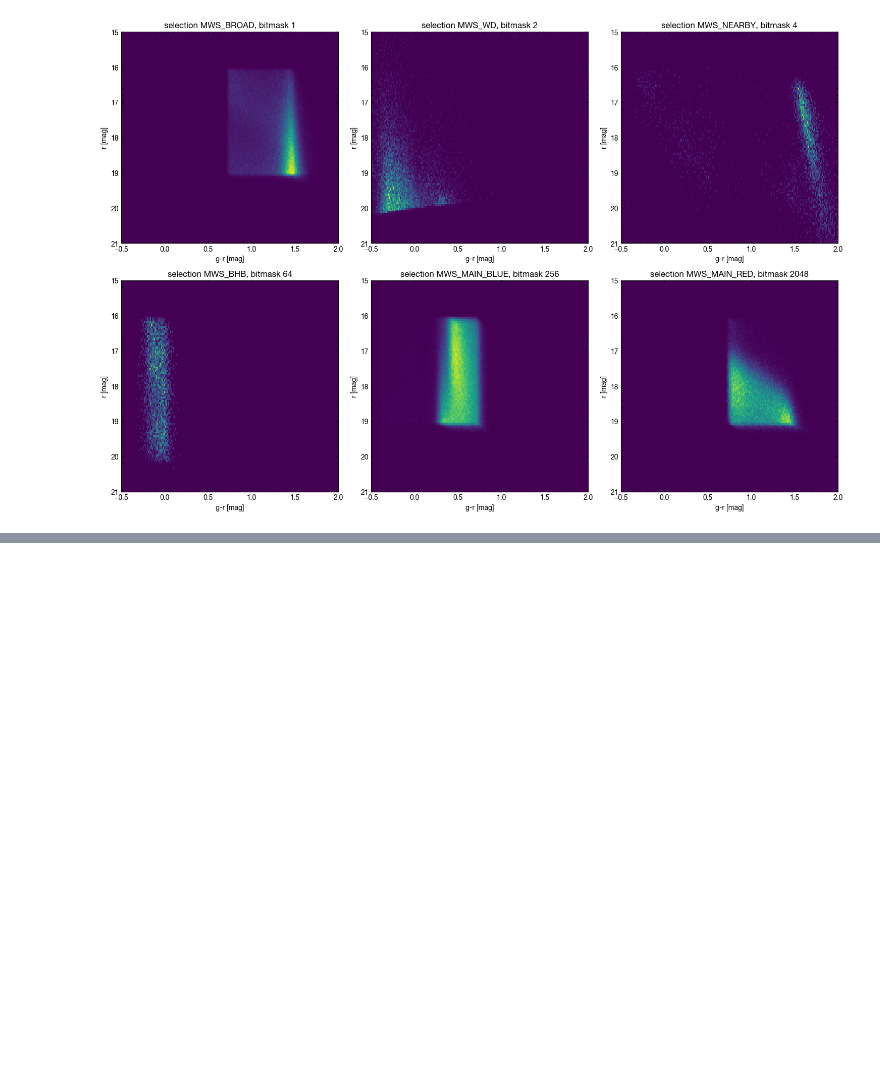
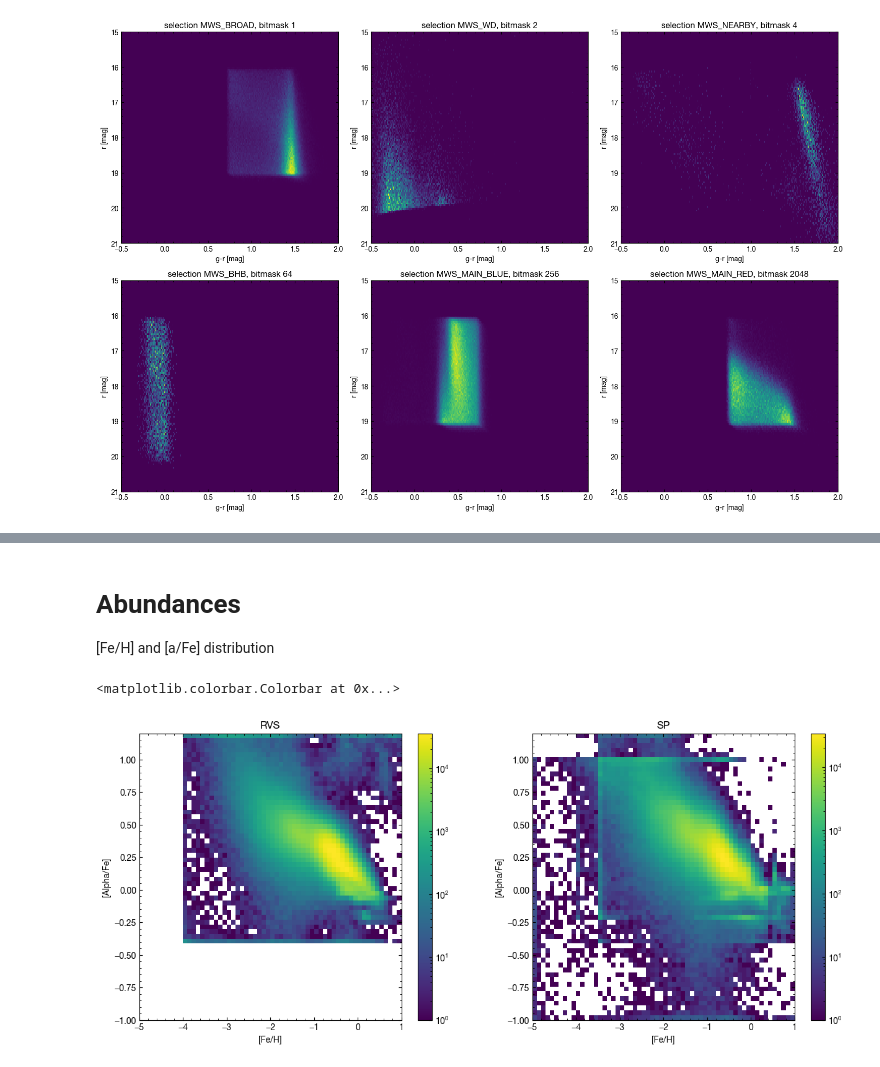
Before and after one commit to desimilkyway/dr1_tutorials, a Jupyter notebook: DR1_tutorial.ipynb, the cells around one changed output, grey strips where cells are left out. Drawn from its saved outputs; the diff is of its cells as text; code cells hidden in the pictures; blank space fills up the shorter version.

```diff
--- a/DR1_tutorial.ipynb
+++ b/DR1_tutorial.ipynb
@@ -175,0 +274,34 @@ plt.tight_layout()
+# %% [markdown]
+# Abundances
+
+[Fe/H] and [a/Fe] distribution
+# %%
+cur_sel = main_sel & (RV_T['SURVEY'] == 'main') & (
+    RV_T['PROGRAM'] == 'bright') & (RV_T['SN_R'] > 10)
+plt.figure(1, figsize=(15, 6))
+plt.subplot(121)
+plt.hist2d(RV_T['FEH'][cur_sel],
+           RV_T['ALPHAFE'][cur_sel],
+           range=[[-5, 1], [-1, 1.2]],
+           bins=[60, 60],
+           norm=maco.LogNorm())
+plt.xlabel('[Fe/H]')
+plt.ylabel('[Alpha/Fe]')
+plt.title('RVS')
+plt.colorbar()
+
+plt.subplot(122)
+cur_sel = main_sel & (RV_T['SURVEY'] == 'main') & (
+    RV_T['PROGRAM'] == 'bright') & (SP_T['SUCCESS'] == 1)
+plt.hist2d(SP_T['FEH'][cur_sel],
+           SP_T['ALPHAFE'][cur_sel],
+           range=[[-5, 1], [-1, 1.2]],
+           bins=[60, 60],
+           norm=maco.LogNorm())
+plt.xlabel('[Fe/H]')
+plt.ylabel('[Alpha/Fe]')
+plt.title('SP')
+plt.colorbar()
+# %% [output]
+<matplotlib.colorbar.Colorbar at 0x...>
+[figure, added]
```
Also changed, not shown: parts of 13 cells of this notebook, 1 other file.
